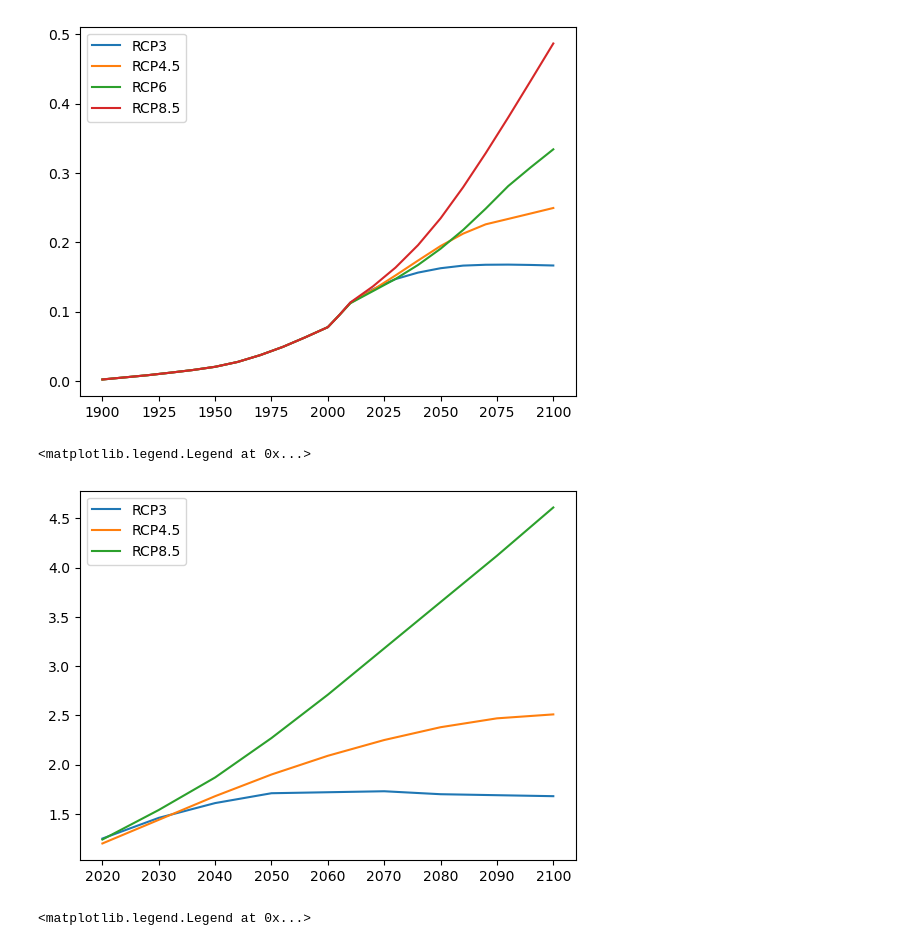
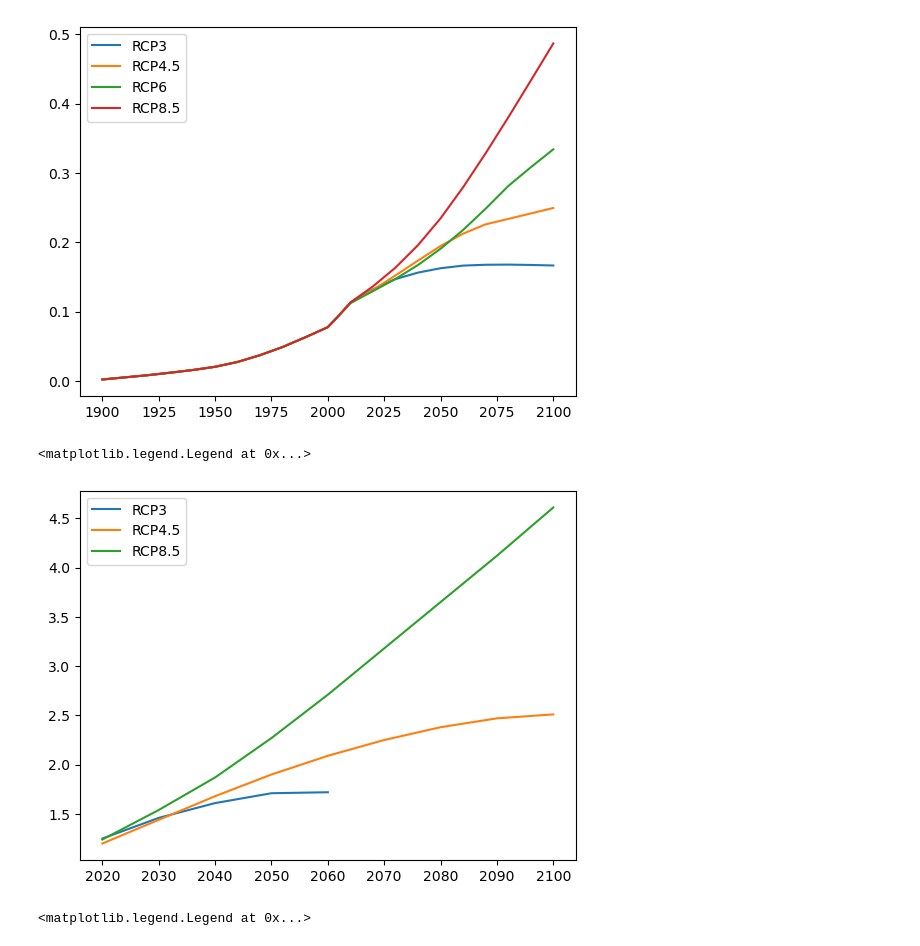
Before and after one commit to binchengecon/TwoCapital_New, a Jupyter notebook: test.ipynb, the cells around one changed output. Cells and saved outputs as stored; diff of their text form; code cells hidden in the pictures.

```diff
--- a/test.ipynb
+++ b/test.ipynb
@@ -64,14 +65,14 @@ plt.legend()
 <matplotlib.legend.Legend at 0x...>
 [figure]
 # %%
-plt.plot(data_cmip5.loc[:,"period"],data_cmip5.loc[:,"RCP3"],label="RCP3")
+plt.plot(data_cmip5.loc[0:4,"period"],data_cmip5.loc[0:4,"RCP3"],label="RCP3")
 plt.plot(data_cmip5.loc[:,"period"],data_cmip5.loc[:,"RCP4.5"],label="RCP4.5")
 # plt.plot(data_cmip5.loc[:,"period"],data_cmip5.loc[:,"RCP6"],label="RCP6")
 plt.plot(data_cmip5.loc[:,"period"],data_cmip5.loc[:,"RCP8.5"],label="RCP8.5")
 plt.legend()
 # %% [output]
 <matplotlib.legend.Legend at 0x...>
-[figure, old version]
+[figure, new version]
 # %%
 plt.plot(data_cmip5.loc[:,"period"],data_cmip5.loc[:,"RCP3"]*9/5,label="RCP3")
 plt.plot(data_cmip5.loc[:,"period"],data_cmip5.loc[:,"RCP4.5"]*9/5,label="RCP4.5")
```
Also changed, not shown: parts of 3 cells of this notebook, 1 other file.
